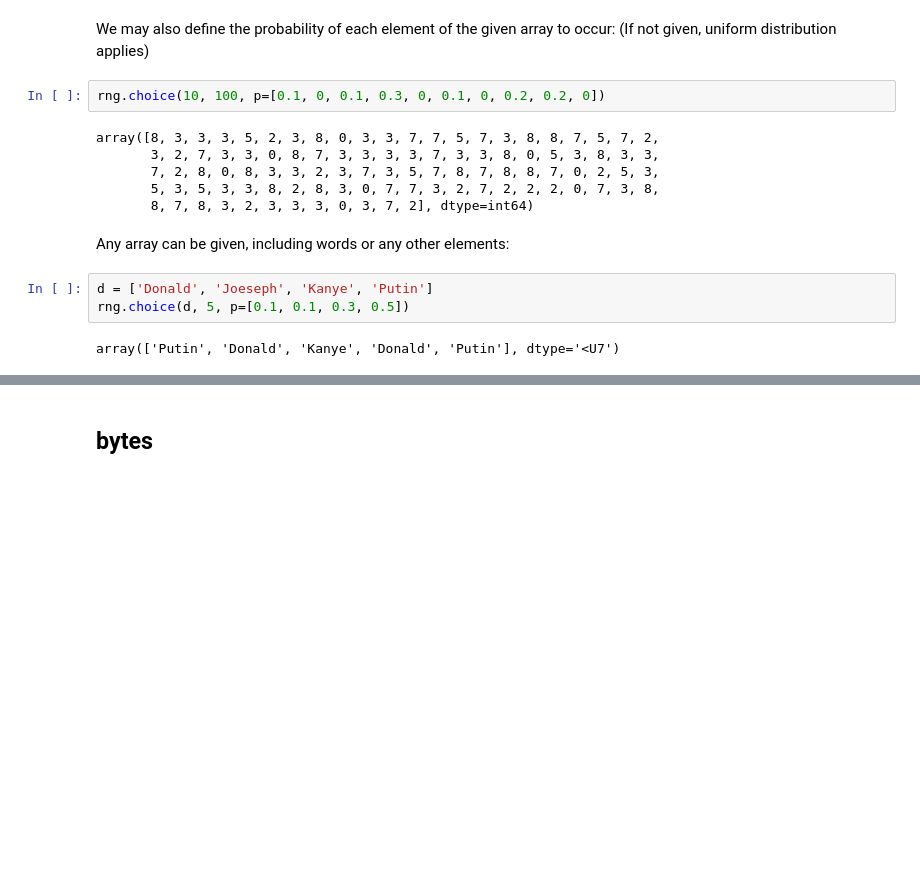
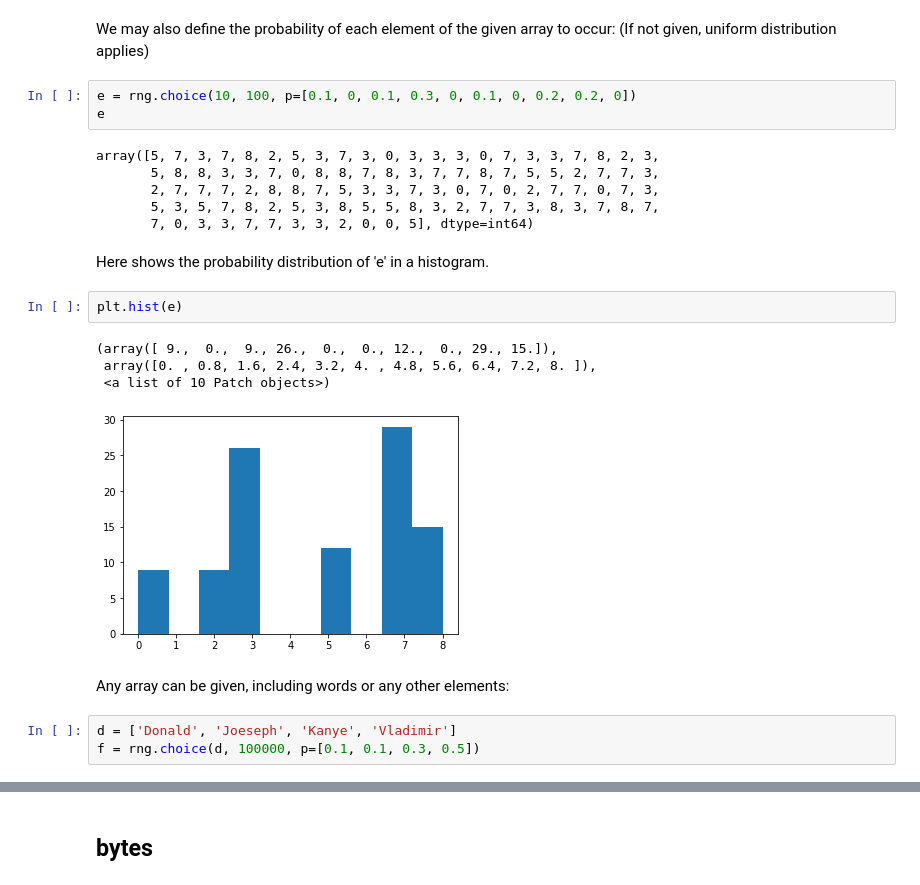
Before and after one commit to Crash-Bandicode/numpy-random, a Jupyter notebook: numpy.random.ipynb, the cells around one changed output, grey strips where cells are left out. Drawn from its saved outputs; the diff is of its cells as text; blank space fills up the shorter version.

```diff
--- a/numpy.random.ipynb
+++ b/numpy.random.ipynb
@@ -338,17 +343,25 @@ P:
 We may also define the probability of each element of the given array to occur:
 (If not given, uniform distribution applies)
 # %%
-rng.choice(10, 100, p=[0.1, 0, 0.1, 0.3, 0, 0.1, 0, 0.2, 0.2, 0])
+e = rng.choice(10, 100, p=[0.1, 0, 0.1, 0.3, 0, 0.1, 0, 0.2, 0.2, 0])
+e
 # %% [output]
-array([8, 3, 3, 3, 5, 2, 3, 8, 0, 3, 3, 7, 7, 5, 7, 3, 8, 8, 7, 5, 7, 2,
-       3, 2, 7, 3, 3, 0, 8, 7, 3, 3, 3, 3, 7, 3, 3, 8, 0, 5, 3, 8, 3, 3,
-       7, 2, 8, 0, 8, 3, 3, 2, 3, 7, 3, 5, 7, 8, 7, 8, 8, 7, 0, 2, 5, 3,
-       5, 3, 5, 3, 3, 8, 2, 8, 3, 0, 7, 7, 3, 2, 7, 2, 2, 2, 0, 7, 3, 8,
-       8, 7, 8, 3, 2, 3, 3, 3, 0, 3, 7, 2], dtype=int64)
+array([5, 7, 3, 7, 8, 2, 5, 3, 7, 3, 0, 3, 3, 3, 0, 7, 3, 3, 7, 8, 2, 3,
+       5, 8, 8, 3, 3, 7, 0, 8, 8, 7, 8, 3, 7, 7, 8, 7, 5, 5, 2, 7, 7, 3,
+       2, 7, 7, 7, 2, 8, 8, 7, 5, 3, 3, 7, 3, 0, 7, 0, 2, 7, 7, 0, 7, 3,
+       5, 3, 5, 7, 8, 2, 5, 3, 8, 5, 5, 8, 3, 2, 7, 7, 3, 8, 3, 7, 8, 7,
+       7, 0, 3, 3, 7, 7, 3, 3, 2, 0, 0, 5], dtype=int64)
+# %% [markdown]
+Here shows the probability distribution of 'e' in a histogram.
+# %%
+plt.hist(e)
+# %% [output]
+(array([ 9.,  0.,  9., 26.,  0.,  0., 12.,  0., 29., 15.]),
+ array([0. , 0.8, 1.6, 2.4, 3.2, 4. , 4.8, 5.6, 6.4, 7.2, 8. ]),
+ <a list of 10 Patch objects>)
+[figure, added]
 # %% [markdown]
 Any array can be given, including words or any other elements:
 # %%
-d = ['Donald', 'Joeseph', 'Kanye', 'Putin']
-rng.choice(d, 5, p=[0.1, 0.1, 0.3, 0.5])
+d = ['Donald', 'Joeseph', 'Kanye', 'Vladimir']
+f = rng.choice(d, 100000, p=[0.1, 0.1, 0.3, 0.5])
-# %% [output]
-array(['Putin', 'Donald', 'Kanye', 'Donald', 'Putin'], dtype='<U7')
```
Also changed, not shown: parts of 36 cells of this notebook.
